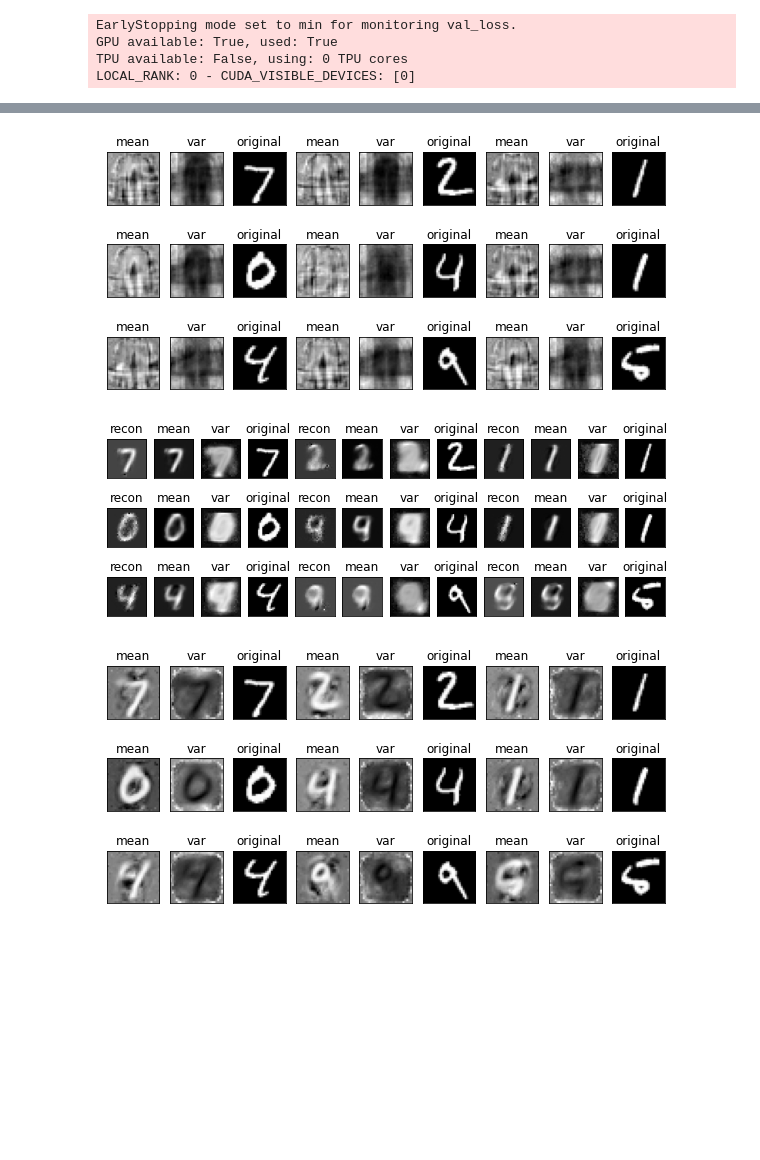
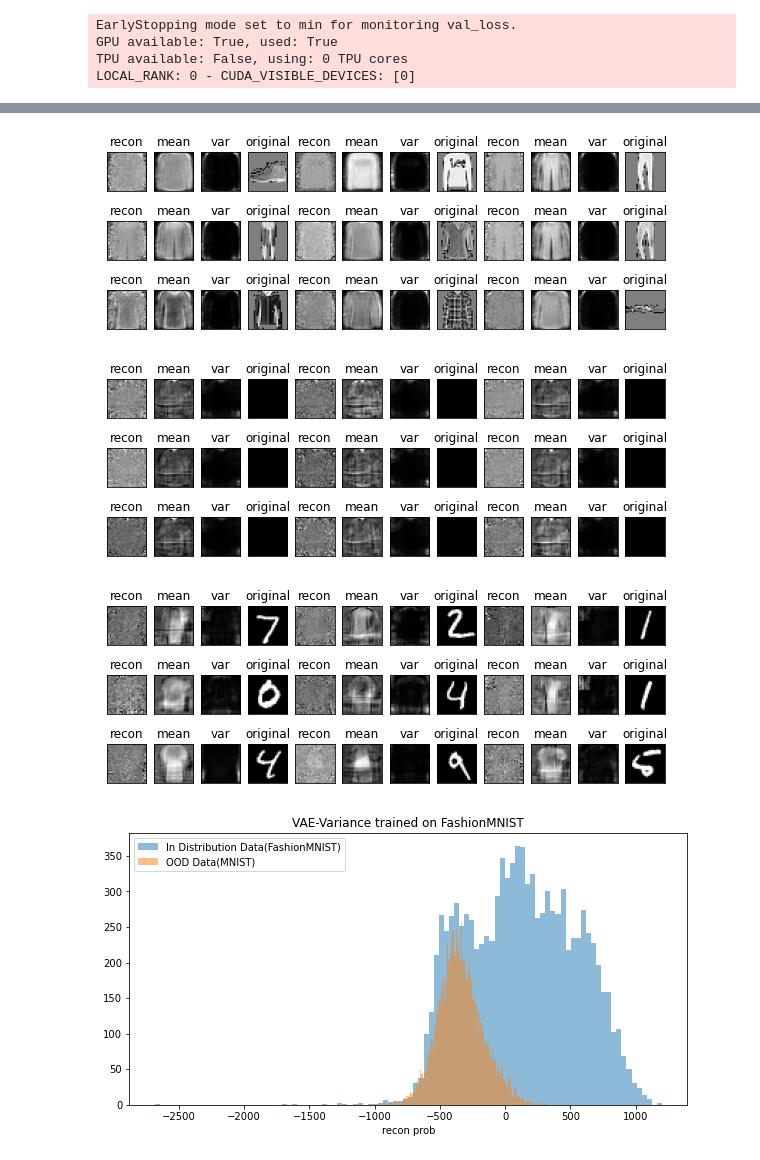
Before and after one commit to kredde/background-masked-generative-models, a Jupyter notebook: notebooks/08-VAEVariance-FASHIONMNIST-Salih.ipynb, the cells around one changed output, grey strips where cells are left out. Cells and saved outputs as stored; diff of their text form; code cells hidden in the pictures; blank space fills up the shorter version.

Commit message:
recon prob

```diff
--- a/notebooks/08-VAEVariance-FASHIONMNIST-Salih.ipynb
+++ b/notebooks/08-VAEVariance-FASHIONMNIST-Salih.ipynb
@@ -121,18 +121,18 @@ generate_images(eval_VAE_full_img, fashion_test)
+# %%
+from src.utils.vae import generate_images
+# latent dim = 80
+generate_images(eval_VAE_full_img, fashion_test, random_bg=True)
+# %% [output]
+[figure, added]
 # %%
 from src.utils.vae import generate_images
 # latent dim = 80
-generate_images(eval_VAE_full_img, mnist_test)
+generate_images(eval_VAE_full_img, constant_black)
 # %% [output]
-[figure, old version]
+[figure, new version]
 # %%
 from src.utils.vae import generate_images
-# latent dim = 80
-generate_images(eval_VAE_full_img, test)
+# latent dim = 40
+generate_images(eval_VAE_full_img, mnist_test)
 # %% [output]
-[figure, old version]
+[figure, new version]
-# %%
-from src.utils.vae import generate_images
-# latent dim = 40
-generate_images(eval_VAE_full_img, test)
-# %% [output]
-[figure, removed]
@@ -138,0 +183,10 @@ generate_images(eval_VAE_full_img, test)
+# %%
+plt.figure(figsize=(10,5))
+plt.hist(np.array(in_dist_recon), 100, alpha=0.5, label='In Distribution Data(FashionMNIST)')
+plt.hist(np.array(ood_recon), 150, alpha=0.5, label='OOD Data(MNIST)')
+plt.legend(loc='upper left')
+plt.xlabel('recon prob')
+plt.title('VAE-Variance trained on FashionMNIST')
+plt.show()
+# %% [output]
+[figure, added]
```
Also changed, not shown: parts of 12 cells of this notebook, 9 other files.
